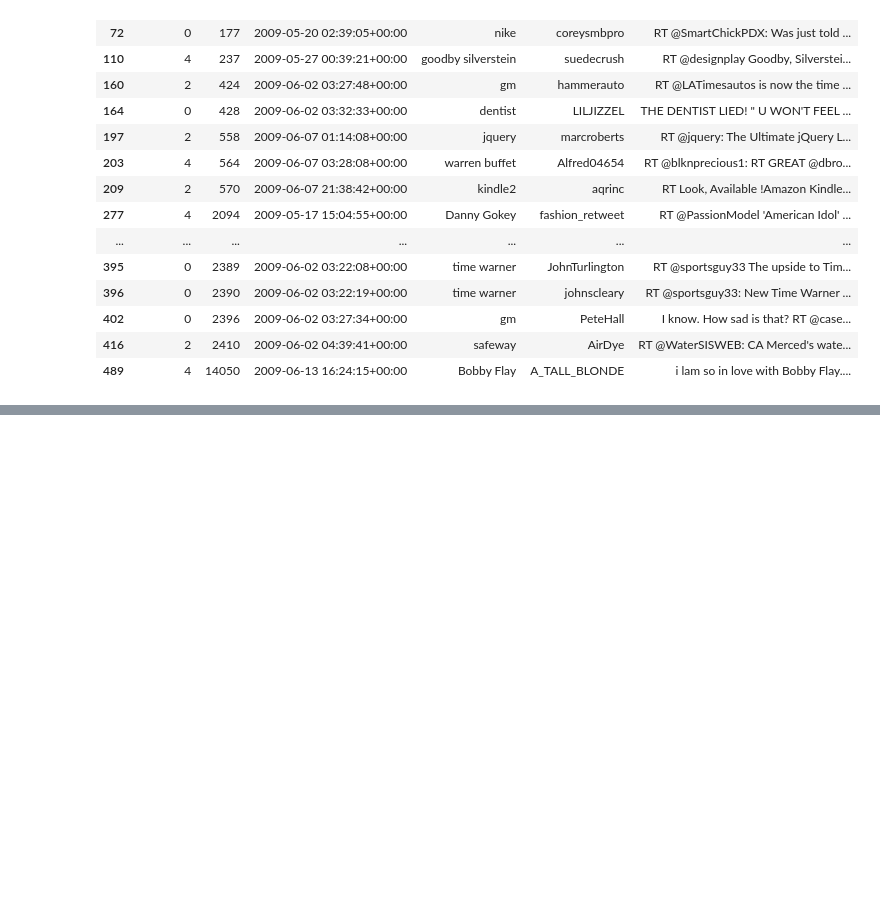
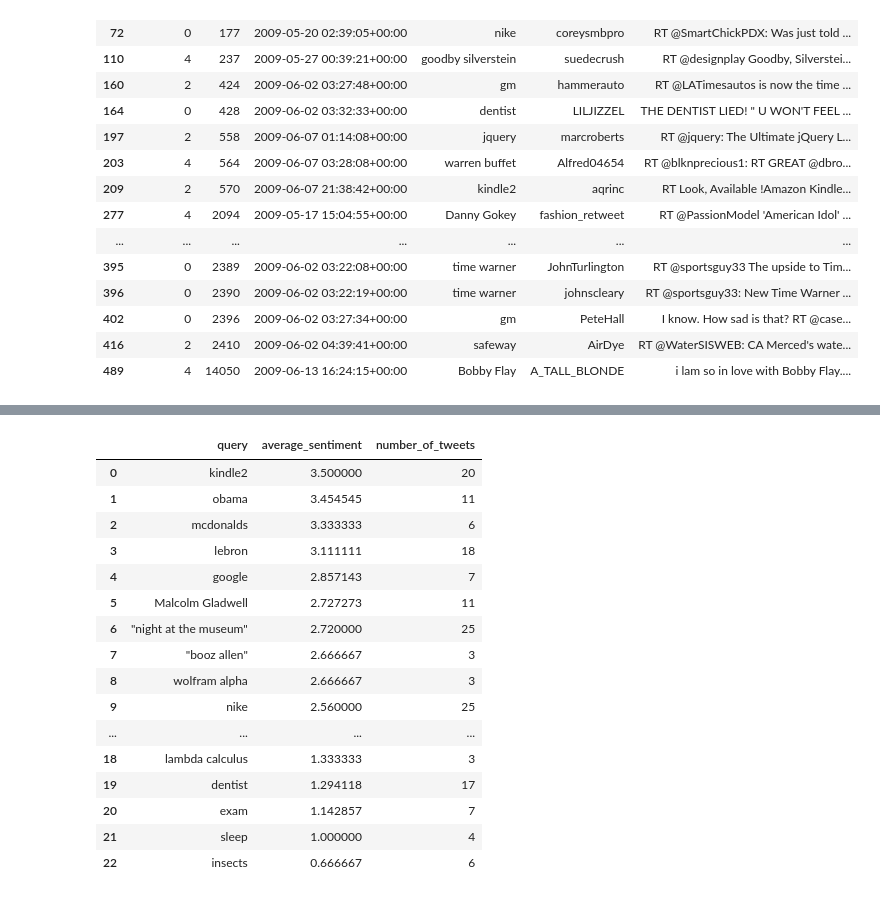
Before and after one commit to felLind/propra_webscience_ws24, a Jupyter notebook: propra_webscience_ws24/01-obtain-data-and-eda.ipynb, the cells around one changed output, grey strips where cells are left out. Saved outputs shown, nothing was run; the diff lists cells and outputs as text; code cells hidden in the pictures; blank space fills up the shorter version.

```diff
--- a/propra_webscience_ws24/data-cleaning-and-preparation.ipynb
+++ b/propra_webscience_ws24/01-obtain-data-and-eda.ipynb
@@ -383,0 +287,37 @@ df.to_csv(PREPARED_TRAIN_DATASET_FILE_PATH, index=False)
+# %%
+needed_set = {0, 4}
+
+
+def both_sentiments_contained(x) -> int:
+    diff = needed_set - set(x)
+    return len(diff) == 0
+
+
+query_keys = (
+    df_test.loc[:, ["query", "sentiment"]]
+    .groupby("query")
+    .filter(lambda group: both_sentiments_contained(group["sentiment"]))["query"]
+    .unique()
+)
+group_by_sentiment_and_query = df_test.loc[df_test["query"].isin(query_keys), ["sentiment", "query"]].groupby(
+    "query"
+).agg(average_sentiment=("sentiment", "mean"), number_of_tweets=("sentiment", "count")).sort_values(by=['average_sentiment', 'number_of_tweets' ], ascending=False).reset_index()
+group_by_sentiment_and_query
+# %% [output]
+|  | query | average_sentiment | number_of_tweets |
+| 0 | kindle2 | 3.500000 | 20 |
+| 1 | obama | 3.454545 | 11 |
+| 2 | mcdonalds | 3.333333 | 6 |
+| 3 | lebron | 3.111111 | 18 |
+| 4 | google | 2.857143 | 7 |
+| 5 | Malcolm Gladwell | 2.727273 | 11 |
+| 6 | "night at the museum" | 2.720000 | 25 |
+| 7 | "booz allen" | 2.666667 | 3 |
+| 8 | wolfram alpha | 2.666667 | 3 |
+| 9 | nike | 2.560000 | 25 |
+| ... | ... | ... | ... |
+| 18 | lambda calculus | 1.333333 | 3 |
+| 19 | dentist | 1.294118 | 17 |
+| 20 | exam | 1.142857 | 7 |
+| 21 | sleep | 1.000000 | 4 |
+| 22 | insects | 0.666667 | 6 |
```
Also changed, not shown: parts of 37 cells of this notebook, 4 other files.
